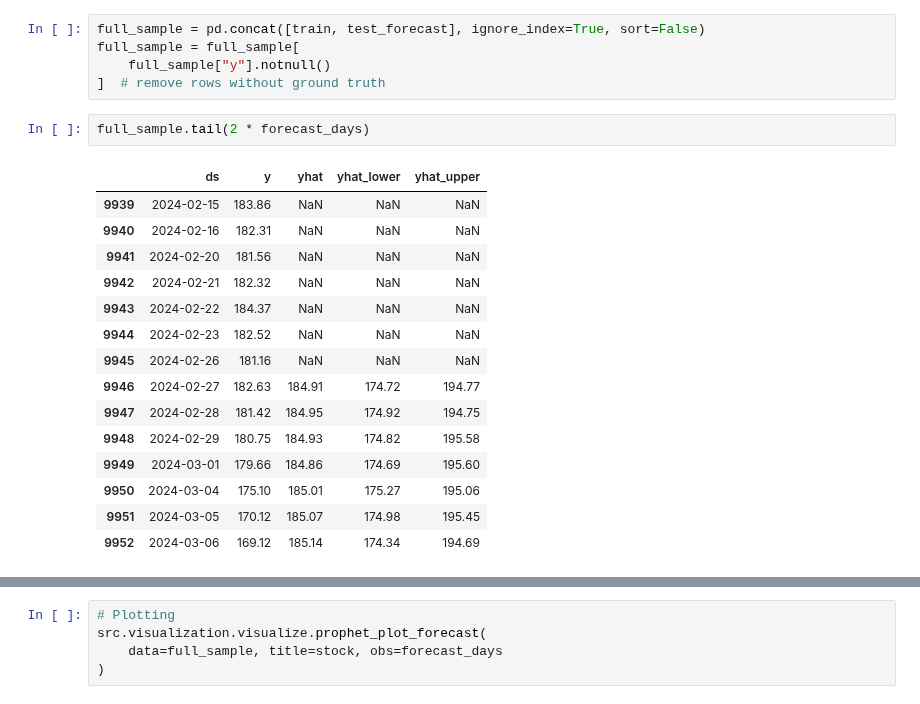
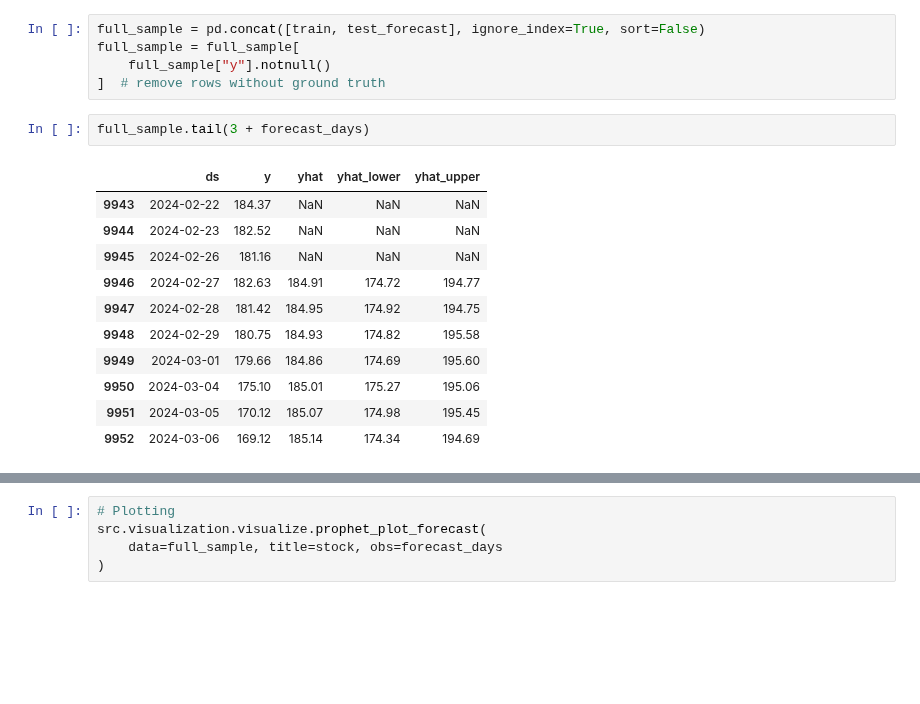
Before and after one commit to TGusciora/E001_smart_structuring, a Jupyter notebook: notebooks/001_tg_stock_forecast.ipynb, the cells around one changed output, grey strips where cells are left out. Drawn from its saved outputs; the diff is of its cells as text; blank space fills up the shorter version.

Commit message:
2024/03/29 update
- forecasting codes and comments updating

```diff
--- a/notebooks/001_tg_stock_forecast.ipynb
+++ b/notebooks/001_tg_stock_forecast.ipynb
@@ -287,13 +287,9 @@ full_sample = full_sample[
     full_sample["y"].notnull()
 ]  # remove rows without ground truth
 # %%
-full_sample.tail(2 * forecast_days)
+full_sample.tail(3 + forecast_days)
 # %% [output]
 |  | ds | y | yhat | yhat_lower | yhat_upper |
-| 9939 | 2024-02-15 | 183.86 | NaN | NaN | NaN |
-| 9940 | 2024-02-16 | 182.31 | NaN | NaN | NaN |
-| 9941 | 2024-02-20 | 181.56 | NaN | NaN | NaN |
-| 9942 | 2024-02-21 | 182.32 | NaN | NaN | NaN |
 | 9943 | 2024-02-22 | 184.37 | NaN | NaN | NaN |
 | 9944 | 2024-02-23 | 182.52 | NaN | NaN | NaN |
 | 9945 | 2024-02-26 | 181.16 | NaN | NaN | NaN |
```
Also changed, not shown: parts of 3 cells of this notebook.
